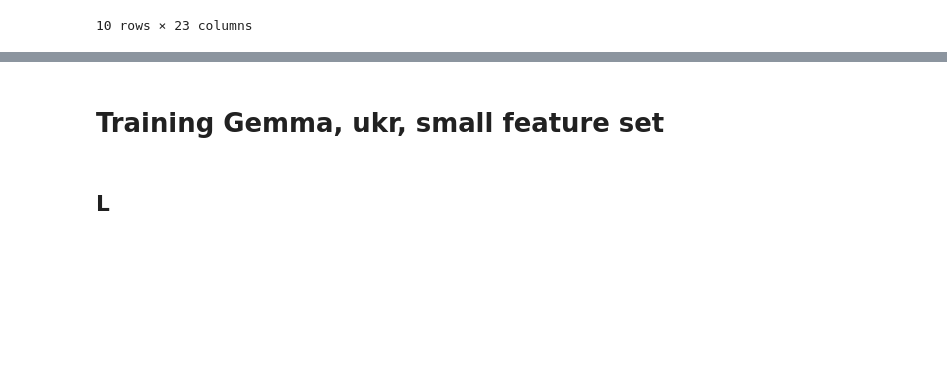
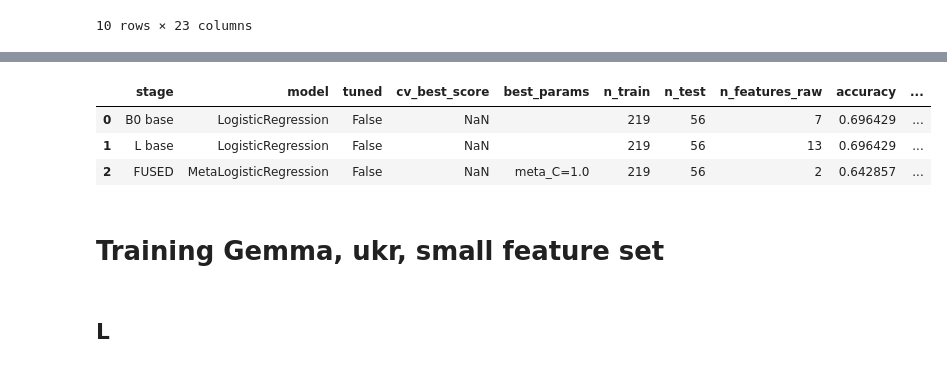
Before and after one commit to Pelmeshek1706/willis_2_airest, a Jupyter notebook: section_f_clear.ipynb, the cells around one changed output, grey strips where cells are left out. Cells and saved outputs as stored; diff of their text form; code cells hidden in the pictures; blank space fills up the shorter version.

```diff
--- a/section_f_clear.ipynb
+++ b/section_f_clear.ipynb
@@ -1433,3 +2119,10 @@ res_b0_l_ptsd
+# %%
+res_end
+# %% [output]
+|  | stage | model | tuned | cv_best_score | best_params | n_train | n_test | n_features_raw | accuracy | ... |
+| 0 | B0 base | LogisticRegression | False | NaN |  | 219 | 56 | 7 | 0.696429 | ... |
+| 1 | L base | LogisticRegression | False | NaN |  | 219 | 56 | 13 | 0.696429 | ... |
+| 2 | FUSED | MetaLogisticRegression | False | NaN | meta_C=1.0 | 219 | 56 | 2 | 0.642857 | ... |
 # %% [markdown]
 # Training Gemma, ukr, small feature set
 # %% [markdown]
```
Also changed, not shown: parts of 7 cells of this notebook.
